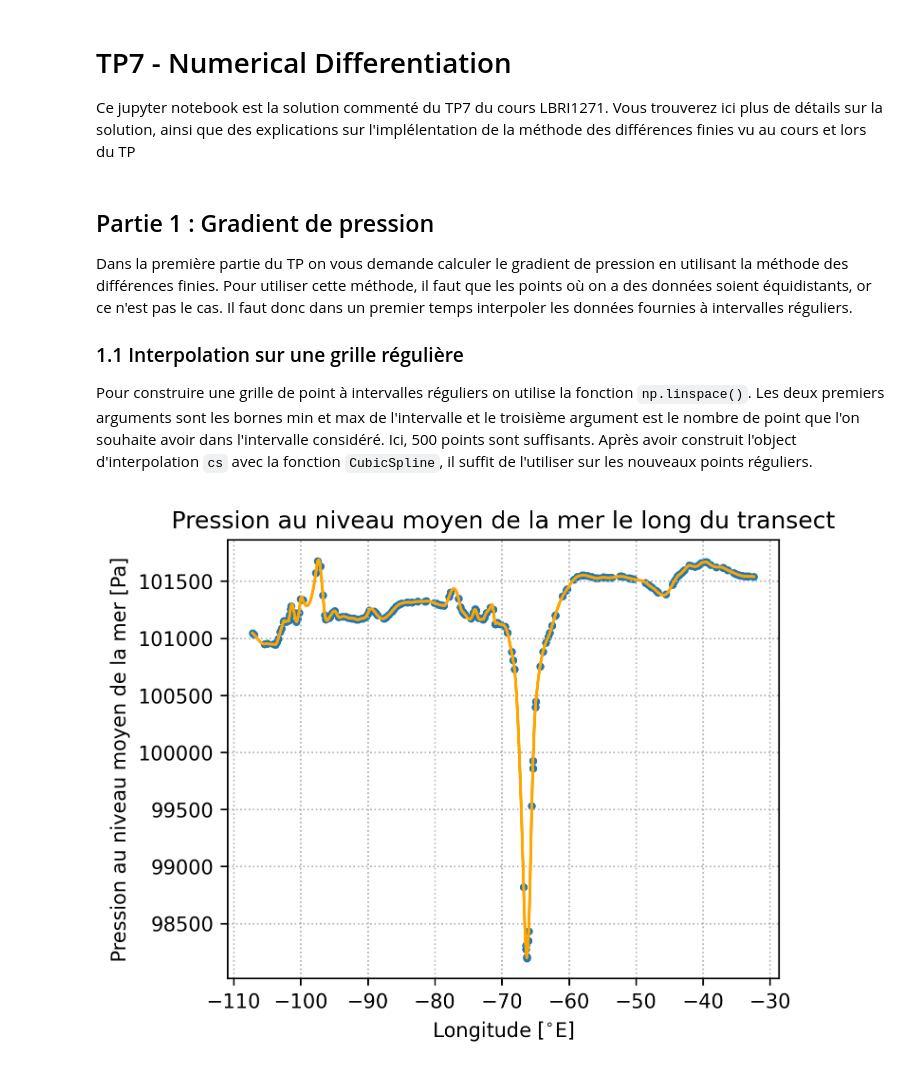
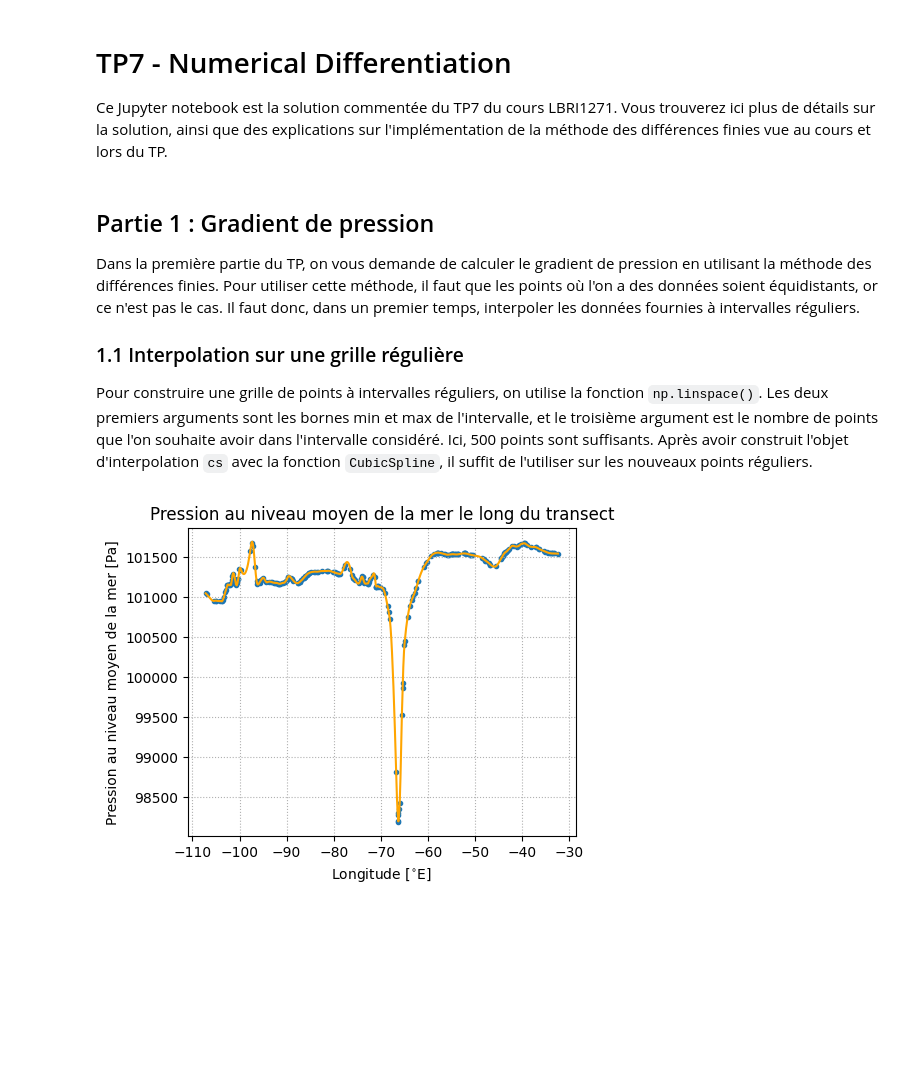
Before and after one commit to mattiasve/LBIR1271-TP7, a Jupyter notebook: TP7_comments.ipynb, the cells around one changed output. Drawn from its saved outputs; the diff is of its cells as text; code cells hidden in the pictures; blank space fills up the shorter version.

```diff
--- a/TP7_comments.ipynb
+++ b/TP7_comments.ipynb
@@ -1,7 +1,7 @@
 # %% [markdown]
 # TP7 - Numerical Differentiation
 
-Ce jupyter notebook est la solution commenté du TP7 du cours LBRI1271. Vous trouverez ici plus de détails sur la solution, ainsi que des explications sur l'implélentation de la méthode des différences finies vu au cours et lors du TP
+Ce Jupyter notebook est la solution commentée du TP7 du cours LBRI1271. Vous trouverez ici plus de détails sur la solution, ainsi que des explications sur l'implémentation de la méthode des différences finies vue au cours et lors du TP.
 # %%
 import numpy as np
 import matplotlib.pyplot as plt
@@ -9,31 +9,31 @@ import pandas as pd
 from scipy.interpolate import CubicSpline
 # %% [markdown]
 ## Partie 1 : Gradient de pression
-Dans la première partie du TP on vous demande calculer le gradient de pression en utilisant la méthode des différences finies. Pour utiliser cette méthode, il faut que les points où on a des données soient équidistants, or ce n'est pas le cas. Il faut donc dans un premier temps interpoler les données fournies à intervalles réguliers.
+Dans la première partie du TP, on vous demande de calculer le gradient de pression en utilisant la méthode des différences finies. Pour utiliser cette méthode, il faut que les points où l'on a des données soient équidistants, or ce n'est pas le cas. Il faut donc, dans un premier temps, interpoler les données fournies à intervalles réguliers.
 
 
 ### 1.1 Interpolation sur une grille régulière
-Pour construire une grille de point à intervalles réguliers on utilise la fonction `np.linspace()`. Les deux premiers arguments sont les bornes min et max de l'intervalle et le troisième argument est le nombre de point que l'on souhaite avoir dans l'intervalle considéré. Ici, 500 points sont suffisants. Après avoir construit l'object d'interpolation `cs` avec la fonction `CubicSpline`, il suffit de l'utiliser sur les nouveaux points réguliers.
+Pour construire une grille de points à intervalles réguliers, on utilise la fonction `np.linspace()`. Les deux premiers arguments sont les bornes min et max de l'intervalle, et le troisième argument est le nombre de points que l'on souhaite avoir dans l'intervalle considéré. Ici, 500 points sont suffisants. Après avoir construit l'objet d'interpolation `cs` avec la fonction `CubicSpline`, il suffit de l'utiliser sur les nouveaux points réguliers.
 # %%
 pressure = pd.read_csv('data_TP7/pressure_transect.csv', sep='\t')
 lons = pressure['longitude']
 mslp = pressure['msl']  # mslp = mean sea level pressure
 
 cs = CubicSpline(lons, mslp)
 minlon, maxlon = lons.min(), lons.max()
 xs = np.linspace(minlon, maxlon, 500)
 p_interp = cs(xs)
 
-plt.figure(dpi=300, figsize=(5,4))
+plt.figure(figsize=(5,4))
 plt.title('Pression au niveau moyen de la mer le long du transect')
 plt.plot(xs, p_interp, c='orange')
 plt.scatter(lons, mslp, marker='.')
 plt.grid(linestyle=':')
 plt.xlabel(r'Longitude [$^{\circ}$E]')
 plt.ylabel('Pression au niveau moyen de la mer [Pa]')
 plt.show()
 # %% [output]
-[figure, old version]
+[figure, new version]
 # %% [markdown]
 ### 1.2 Calcul du gradient de pression
 
```
Also changed, not shown: parts of 16 cells of this notebook, 1 other file.
